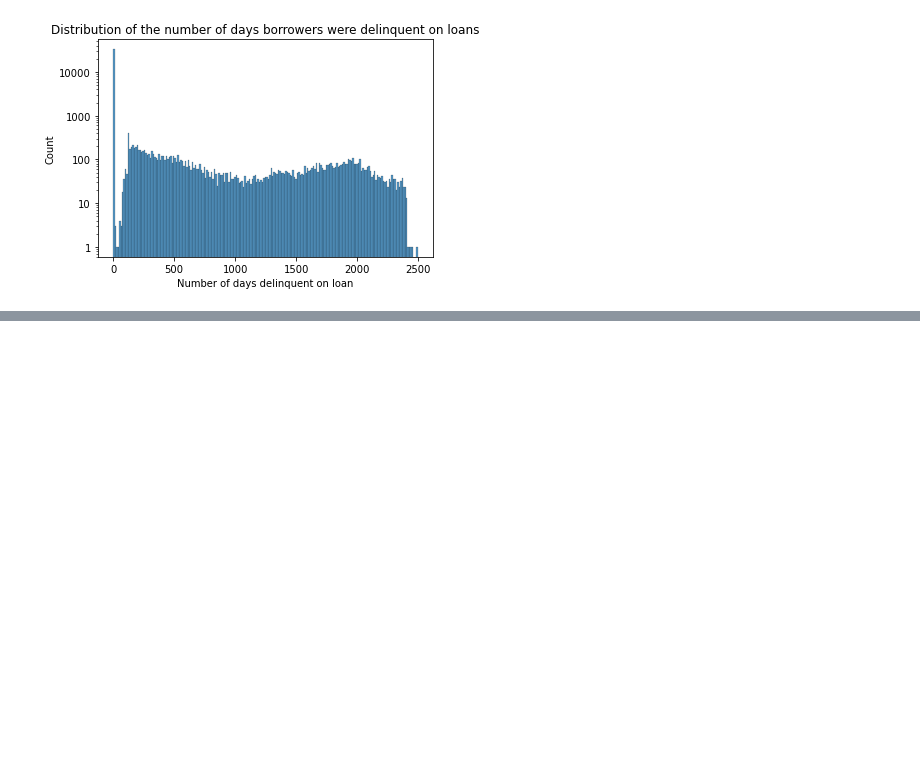
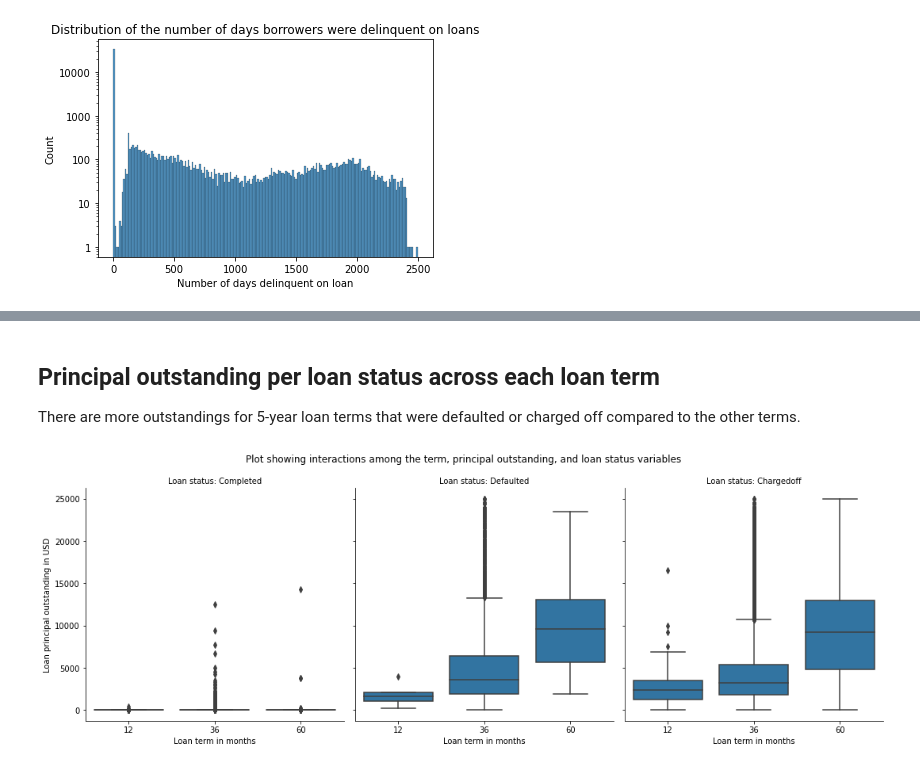
Before and after one commit to cnikoro/prosper_loan_eda, a Jupyter notebook: Part_II_slide_deck_template.ipynb, the cells around one changed output, grey strips where cells are left out. Saved outputs shown, nothing was run; the diff lists cells and outputs as text; code cells hidden in the pictures; blank space fills up the shorter version.

```diff
--- a/Part_II_slide_deck_template.ipynb
+++ b/Part_II_slide_deck_template.ipynb
@@ -220,0 +210,21 @@ sns.boxplot(data=loan_sub_data, x='LoanStatus', y='LoanPrincipalOutstanding')
+# %% [markdown]
+## Principal outstanding per loan status across each loan term
+
+There are more outstandings for 5-year loan terms that were defaulted or charged off compared to the other terms.
+# %%
+# facet grid of box plots to investigate
+# the correlation between term, principal outstanding
+# and loan status
+
+g = sns.catplot(data=loan_sub_data, x='Term', y='LoanPrincipalOutstanding', col='LoanStatus',
+            kind='box', color=sns.color_palette()[0]);
+
+g.set_xlabels("Loan term in months")
+g.set_ylabels("Loan principal outstanding in USD")
+g.set_titles(template="Loan status: {col_name}")
+
+g.fig.suptitle("Plot showing interactions among the term, principal outstanding, and loan status variables", y=1.05)
+
+plt.show()
+# %% [output]
+[figure, added]
```
Also changed, not shown: parts of 16 cells of this notebook, 1 other file.
